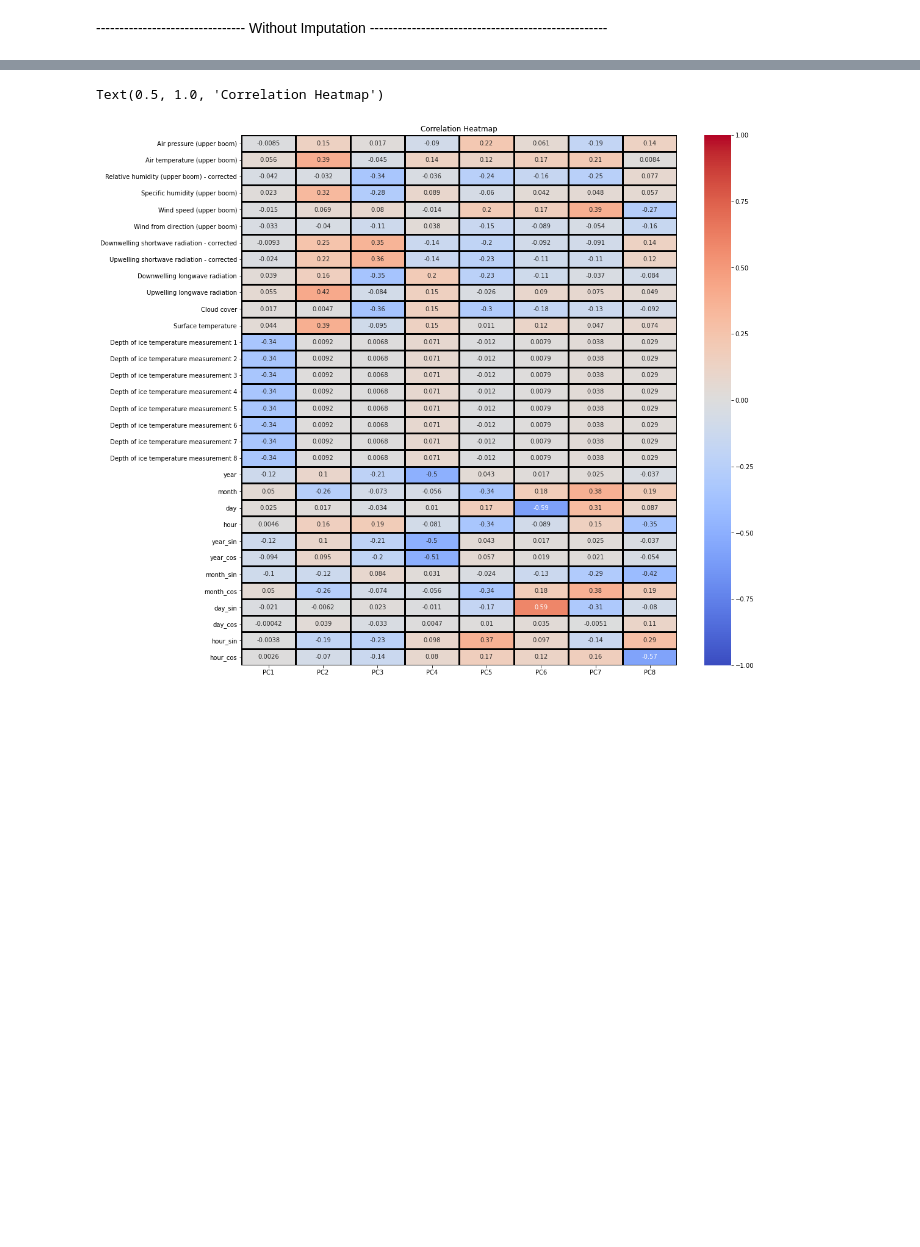
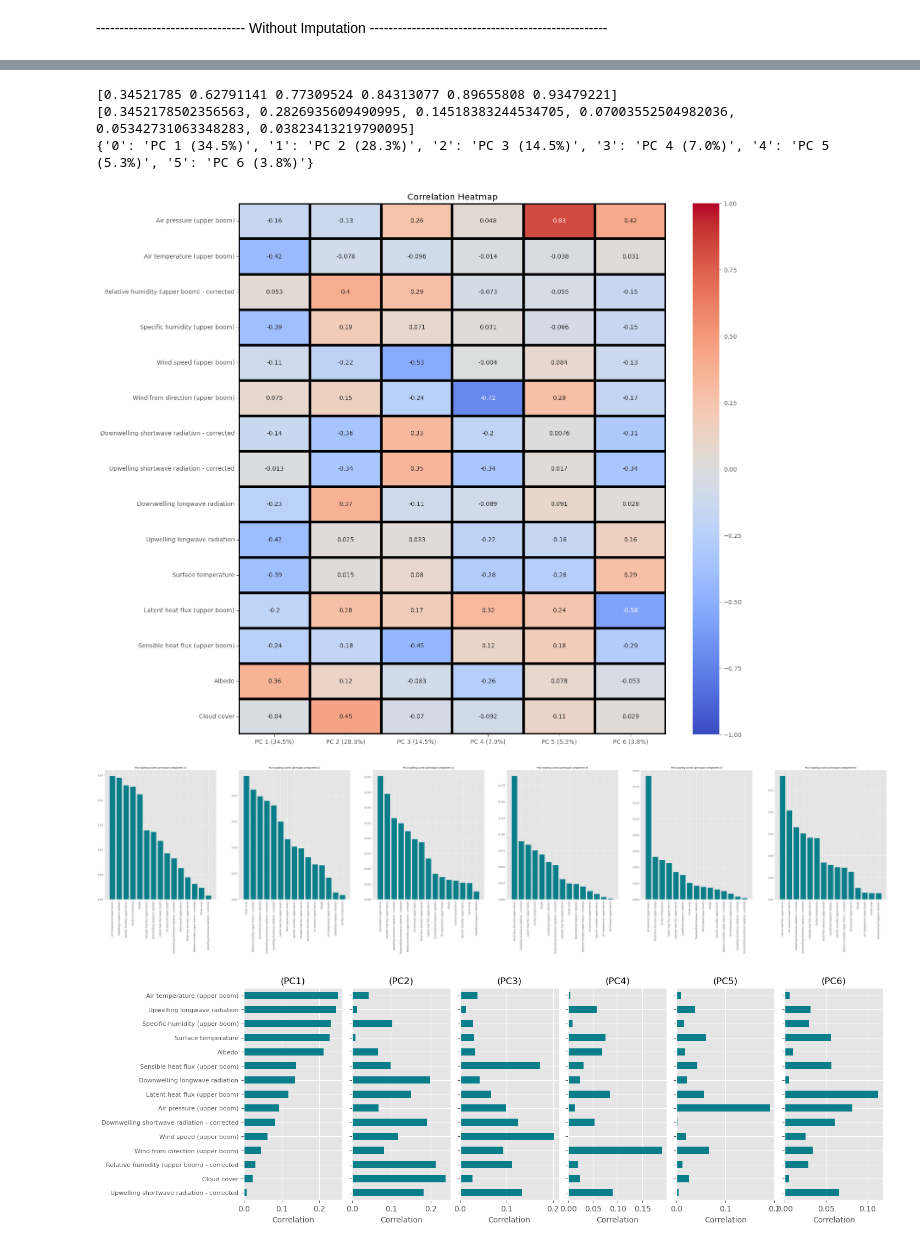
Before and after one commit to markbjerre/GEUS-Master-Thesis, a Jupyter notebook: scripts/SMB_Models_PCAv2.ipynb, the cells around one changed output, grey strips where cells are left out. Cells and saved outputs as stored; diff of their text form; code cells hidden in the pictures; blank space fills up the shorter version.

```diff
--- a/scripts/SMB_Models_PCAv2.ipynb
+++ b/scripts/SMB_Models_PCAv2.ipynb
@@ -115,6 +115,7 @@ y=df["Surface height from combined measurements"]
 # using the train test split function
 X_train, X_test,y_train, y_test = train_test_split(X,y,
                                    test_size=0.2,
+                                   random_state=2023,
                                    shuffle=False)
 
 # This bit to convert all numerical values into the same scale
@@ -447,9 +463,23 @@ class PPCA():
 
         self.C = np.load(fpath)
 # %%
+pp_X_train, pp_X_test,pp_y_train, pp_y_test = train_test_split(X,y,
+                                   test_size=0.2,
+                                   random_state=2023,
+                                   shuffle=False)
+
+# This bit to convert all numerical values into the same scale
+num_cols = X.select_dtypes(include=['int64','float64']).columns.to_list()
+
+scaler = MinMaxScaler()
+scaler = StandardScaler()
+
+pp_X_train[num_cols] = scaler.fit_transform(pp_X_train[num_cols])
+pp_X_test[num_cols] = scaler.fit_transform(pp_X_test[num_cols])
+
 ppca = PPCA()
 
-ppca.fit(data = X_train.to_numpy(), d=30)
+ppca.fit(data = pp_X_train[num_cols].to_numpy(), d=30)
 
 # visualizing the amount of variance data explained for each principle component
 cumulative_variance_explained = ppca.var_exp
@@ -466,28 +497,42 @@ plt.show()
 # %%
 #Identify the optimal number of principal components
-optimal_component = np.argmax(cumulative_variance_explained >=0.8) + 1
+optimal_component = np.argmax(cumulative_variance_explained >=0.9) + 1
 
-columns = [f'PC{i}' for i in range(1, optimal_component + 1)]
+variance_explained = [ppca.var_exp[i] - ppca.var_exp[i-1] for i in range(1, len(ppca.var_exp))]
+variance_explained.insert(0,ppca.var_exp[0])
+
+
+ppca_labels = {
+    str(i):f"PC {i+1} ({var:.1f}%)"
+    for i, var in enumerate(np.array(variance_explained)*100)
+    }
 
 ppca = PPCA()
 
-X_train_ppca = ppca.fit(data = X_train.to_numpy(), d=optimal_component)
+X_train_ppca = ppca.fit(data = pp_X_train[num_cols].to_numpy(), d=optimal_component)
 X_train_ppca = ppca.transform(X_train_ppca)
-X_test_ppca = ppca.transform(X_test.to_numpy())
+X_test_ppca = ppca.transform(pp_X_test[num_cols].to_numpy())
 
 # see how much features contribute to which components
 ppca_df = pd.DataFrame(ppca.C,
-                       columns = columns,
-                       index =X_train.columns)
+                       columns = ppca_labels.values(),
+                       index =pp_X_train[num_cols].columns)
 ppca_df.head()
 
-#plot a heatmap to visualise how the feature variables contribute to PC
-# Heatmap
-plt.figure(figsize=(16, 16))
-
-heatmap = sns.heatmap(ppca_df, annot = True, vmin=-1, vmax=1, center= 0, cmap= 'coolwarm', linewidths=3, linecolor='black')
-
-heatmap.set_title('Correlation Heatmap')
+pca_heatmap(ppca_df)
+pca_relationship(X_train_ppca)
+pp_labels_vals = list(labels.values())
+pp_loadings = pd.DataFrame(
+    data=ppca.C * np.sqrt(variance_explained),
+    columns= pp_labels_vals,
+    index=  pp_X_train[num_cols].columns
+)
+plot_pca_loadings(pp_labels_vals, pp_loadings)
+plot_pca_vert(pp_labels_vals, pp_loadings, absolute=True)
 # %% [output]
-Text(0.5, 1.0, 'Correlation Heatmap')
+[0.34521785 0.62791141 0.77309524 0.84313077 0.89655808 0.93479221]
+[0.3452178502356563, 0.2826935609490995, 0.14518383244534705, 0.07003552504982036, 0.05342731063348283, 0.03823413219790095]
+{'0': 'PC 1 (34.5%)', '1': 'PC 2 (28.3%)', '2': 'PC 3 (14.5%)', '3': 'PC 4 (7.0%)', '4': 'PC 5 (5.3%)', '5': 'PC 6 (3.8%)'}
-[figure, old version]
+[figure, new version]
+[figure, added]
+[figure, added]
```
Also changed, not shown: parts of 4 cells of this notebook.
